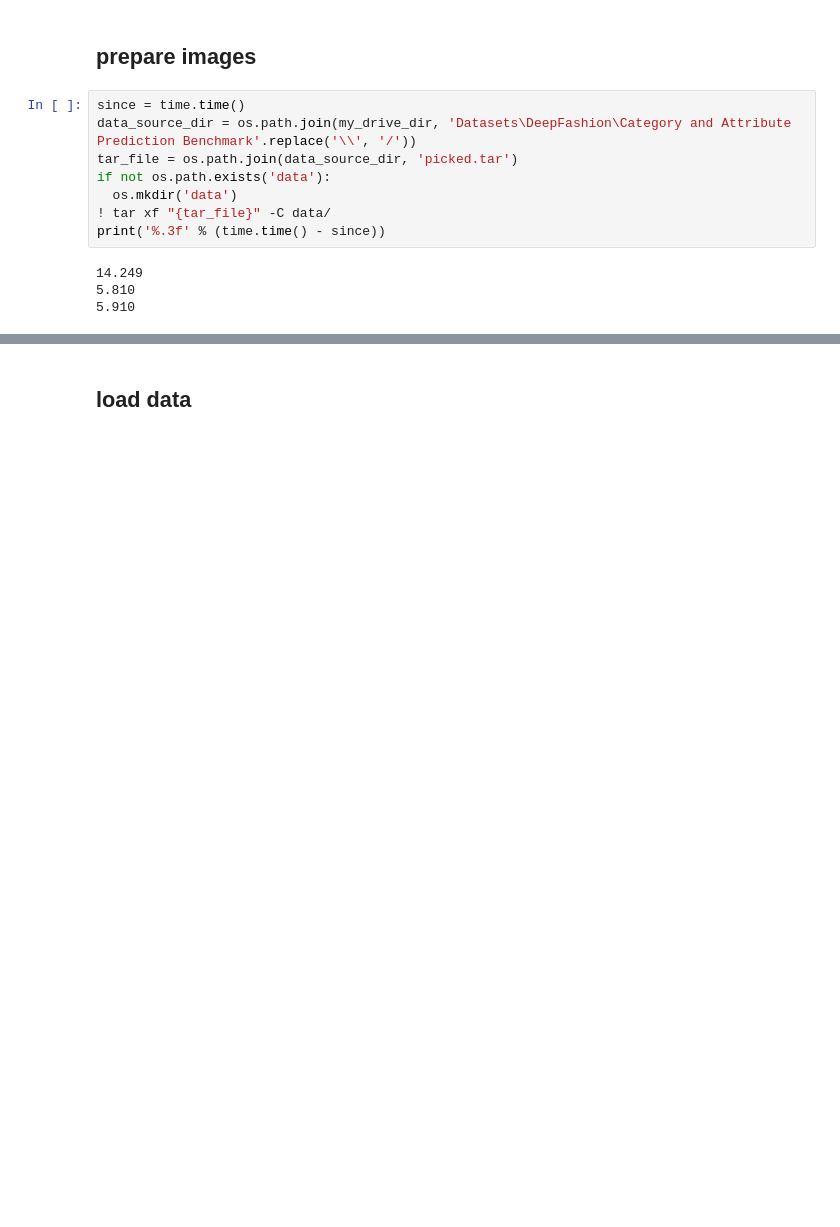
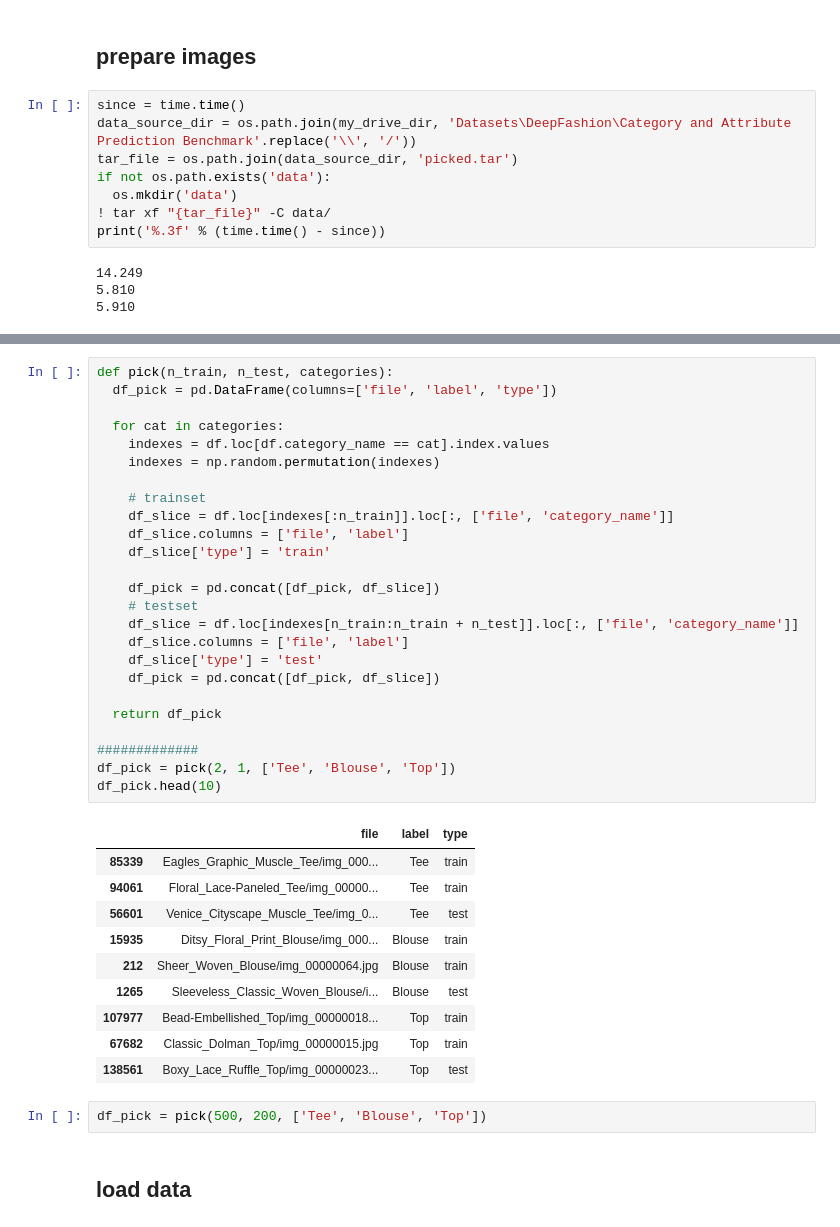
Before and after one commit to Arden-Zhu/fashion_net2, a Jupyter notebook: A_classifier.ipynb, the cells around one changed output, grey strips where cells are left out. Saved outputs shown, nothing was run; the diff lists cells and outputs as text; blank space fills up the shorter version.

```diff
--- a/A_classifier.ipynb
+++ b/A_classifier.ipynb
@@ -115,3 +57,41 @@ See the caveats in the documentation: http://pandas.pydata.org/pandas-docs/stabl
+# %%
+def pick(n_train, n_test, categories):
+  df_pick = pd.DataFrame(columns=['file', 'label', 'type'])
+
+  for cat in categories:
+    indexes = df.loc[df.category_name == cat].index.values
+    indexes = np.random.permutation(indexes)
+
+    # trainset
+    df_slice = df.loc[indexes[:n_train]].loc[:, ['file', 'category_name']]
+    df_slice.columns = ['file', 'label']
+    df_slice['type'] = 'train'
+
+    df_pick = pd.concat([df_pick, df_slice])
+    # testset
+    df_slice = df.loc[indexes[n_train:n_train + n_test]].loc[:, ['file', 'category_name']]
+    df_slice.columns = ['file', 'label']
+    df_slice['type'] = 'test'
+    df_pick = pd.concat([df_pick, df_slice])
+
+  return df_pick
+
+#############
+df_pick = pick(2, 1, ['Tee', 'Blouse', 'Top'])
+df_pick.head(10)
+# %% [output]
+|  | file | label | type |
+| 85339 | Eagles_Graphic_Muscle_Tee/img_000... | Tee | train |
+| 94061 | Floral_Lace-Paneled_Tee/img_00000... | Tee | train |
+| 56601 | Venice_Cityscape_Muscle_Tee/img_0... | Tee | test |
+| 15935 | Ditsy_Floral_Print_Blouse/img_000... | Blouse | train |
+| 212 | Sheer_Woven_Blouse/img_00000064.jpg | Blouse | train |
+| 1265 | Sleeveless_Classic_Woven_Blouse/i... | Blouse | test |
+| 107977 | Bead-Embellished_Top/img_00000018... | Top | train |
+| 67682 | Classic_Dolman_Top/img_00000015.jpg | Top | train |
+| 138561 | Boxy_Lace_Ruffle_Top/img_00000023... | Top | test |
+# %%
+df_pick = pick(500, 200, ['Tee', 'Blouse', 'Top'])
 # %% [markdown]
 ## load data
 # %%
```
Also changed, not shown: parts of 6 cells of this notebook.
